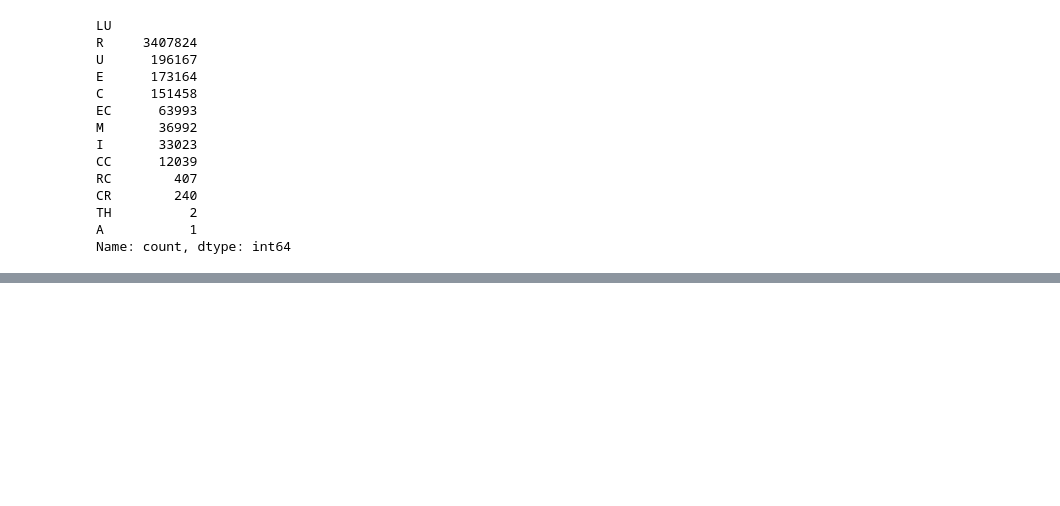
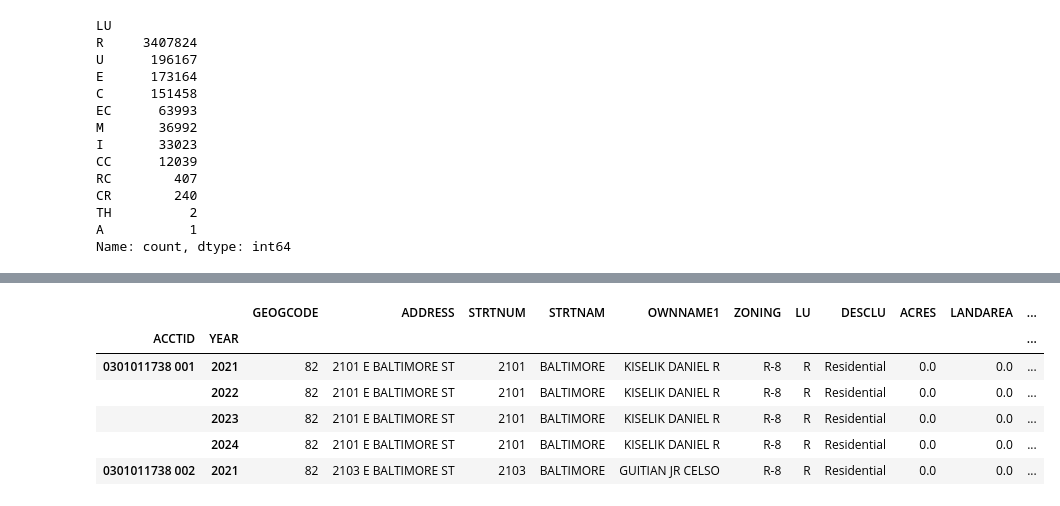
Before and after one commit to norsini1515/baltimoreparcel, a Jupyter notebook: ez_analysis/analysis1.ipynb, the cells around one changed output, grey strips where cells are left out. Cells and saved outputs as stored; diff of their text form; code cells hidden in the pictures; blank space fills up the shorter version.

```diff
--- a/ez_analysis/analysis1.ipynb
+++ b/ez_analysis/analysis1.ipynb
@@ -714,5 +717,6 @@ remaining sources of confounding.
 # %% [markdown]
 ## Step 3
 # %%
-[col for col in full_parcel_panel if 'STR' in col]
+full_parcel_panel["STRUGRAD"] = pd.to_numeric(full_parcel_panel["STRUGRAD"], errors='coerce').astype('Int64')
+full_parcel_panel["STRUGRAD"].value_counts()
 # %% [output]
@@ -734,3 +749,6 @@ CR        240
 TH          2
 A           1
 Name: count, dtype: int64
+# %%
+full_parcel_panel["STRUGRAD"] = pd.to_numeric(full_parcel_panel["STRUGRAD"], errors='coerce')
+display(full_parcel_panel.columns)
@@ -736,0 +769,5 @@ Name: count, dtype: int64
+# %%
+sample_2021_2024 = full_parcel_panel[
+    (full_parcel_panel['YEAR'] >= 2021)
+].copy()
+display(f"Sample 2021-2024 shape: {sample_2021_2024.shape}")
@@ -736,0 +795,78 @@ Name: count, dtype: int64
+# %%
+# ── Step 3: Primary OLS ─────────────────────────────────────────────────────
+from linearmodels.panel import PanelOLS
+import statsmodels.api as sm
+
+# ── Sample ──────────────────────────────────────────────────────────────────
+BASELINE_EZ = 'never_EZ'
+BASELINE_FA = 'never_FA'
+NUMERIC_CONTROLS = [
+    'STRUGRAD', 'LANDAREA', 'YEARBLT', 'SQFTSTRC',
+    'IS_COMMERCIAL', 'IS_MULTIFAMILY', 'IS_CONDO', 'IS_MIXED_USE',
+    'STRUGRAD_AT_LEAST_AVERAGE', 'STRUGRAD_AT_LEAST_GOOD', 'STRUGRAD_VACANT',
+]
+
+ez_groups = [g for g in sample_2021_2024['EZ_TAG'].unique() if g != BASELINE_EZ]
+fa_groups = [g for g in sample_2021_2024['FA_TAG'].unique() if g != BASELINE_FA]
+
+def build_model_df(df: pd.DataFrame) -> pd.DataFrame:
+    #drop is exempt parcels
+    # mod_df = (
+    #     df[~df['IS_EXEMPT'].astype(bool)]
+    #       .copy()
+    #       .set_index(['ACCTID', 'YEAR'])
+    # )
+    mod_df = df.copy().set_index(['ACCTID', 'YEAR'])
+    year = mod_df.index.get_level_values('YEAR')
+
+    # Time-varying EZ treatment: 1 if parcel is in an ACTIVE EZ in that year
+    # 2012 zone was active pre-2022, 2022 zone active from 2022 onward
+    mod_df['IN_EZ_ACTIVE'] = (
+        ((mod_df['IN_EZ_2012'] == 1) & (year < 2022)) |
+        ((mod_df['IN_EZ_2022'] == 1) & (year >= 2022))
+    ).astype(int)
+
+    # Time-varying FA treatment: same logic
+    mod_df['IN_FA_ACTIVE'] = (
+        ((mod_df['IN_FOCUS_EZ_2012'] == 1) & (year < 2022)) |
+        ((mod_df['IN_FOCUS_EZ_2022'] == 1) & (year >= 2022))
+    ).astype(int)
+
+    # EZ_TAG group dummies still useful for heterogeneity — keep but don't use as primary treatment
+    for g in ez_groups:
+        mod_df[f'EZ_{g}'] = (mod_df['EZ_TAG'] == g).astype(int)
+
+    # FA_TAG group dummies
+    for g in fa_groups:
+        mod_df[f'FA_{g}'] = (mod_df['FA_TAG'] == g).astype(int)
+
+    # Year dummies (omit 2021 as baseline)
+    for y in [2022, 2023, 2024]:
+        mod_df[f'YEAR_{y}'] = (year == y).astype(int)
+
+    #  # Neighborhood dummies (omit most common as baseline)
+    # baseline_neighborhood = mod_df['NEIGHBORHOOD'].value_counts().idxmax()
+    # print(f"Baseline neighborhood for dummies: {baseline_neighborhood}")
+    # neighborhoods = [n for n in mod_df['NEIGHBORHOOD'].unique() if n != baseline_neighborhood]
+    # for n in neighborhoods:
+    #     mod_df[f'NBD_{n}'] = (mod_df['NEIGHBORHOOD'] == n).astype(int)
+    # info(f"Added {len(neighborhoods)} neighborhood dummies (baseline: {baseline_neighborhood})")
+
+    # Numeric Controls
+    mod_df['STRUGRAD'] = mod_df['STRUGRAD'].astype(float)
+    for col in NUMERIC_CONTROLS:
+        mod_df[col] = pd.to_numeric(mod_df[col], errors='coerce')
+
+    return mod_df
+
+
+mod_df = build_model_df(sample_2021_2024)
+display(mod_df.head(5))
+# %% [output]
+|  |  | GEOGCODE | ADDRESS | STRTNUM | STRTNAM | OWNNAME1 | ZONING | LU | DESCLU | ACRES | LANDAREA | ... |
+| ACCTID | YEAR |  |  |  |  |  |  |  |  |  |  | ... |
+| 0301011738 001 | 2021 | 82 | 2101 E BALTIMORE ST | 2101 | BALTIMORE | KISELIK DANIEL R | R-8 | R | Residential | 0.0 | 0.0 | ... |
+|  | 2022 | 82 | 2101 E BALTIMORE ST | 2101 | BALTIMORE | KISELIK DANIEL R | R-8 | R | Residential | 0.0 | 0.0 | ... |
+|  | 2023 | 82 | 2101 E BALTIMORE ST | 2101 | BALTIMORE | KISELIK DANIEL R | R-8 | R | Residential | 0.0 | 0.0 | ... |
+|  | 2024 | 82 | 2101 E BALTIMORE ST | 2101 | BALTIMORE | KISELIK DANIEL R | R-8 | R | Residential | 0.0 | 0.0 | ... |
+| 0301011738 002 | 2021 | 82 | 2103 E BALTIMORE ST | 2103 | BALTIMORE | GUITIAN JR CELSO | R-8 | R | Residential | 0.0 | 0.0 | ... |
```
Also changed, not shown: parts of 24 cells of this notebook, 3 other files.
